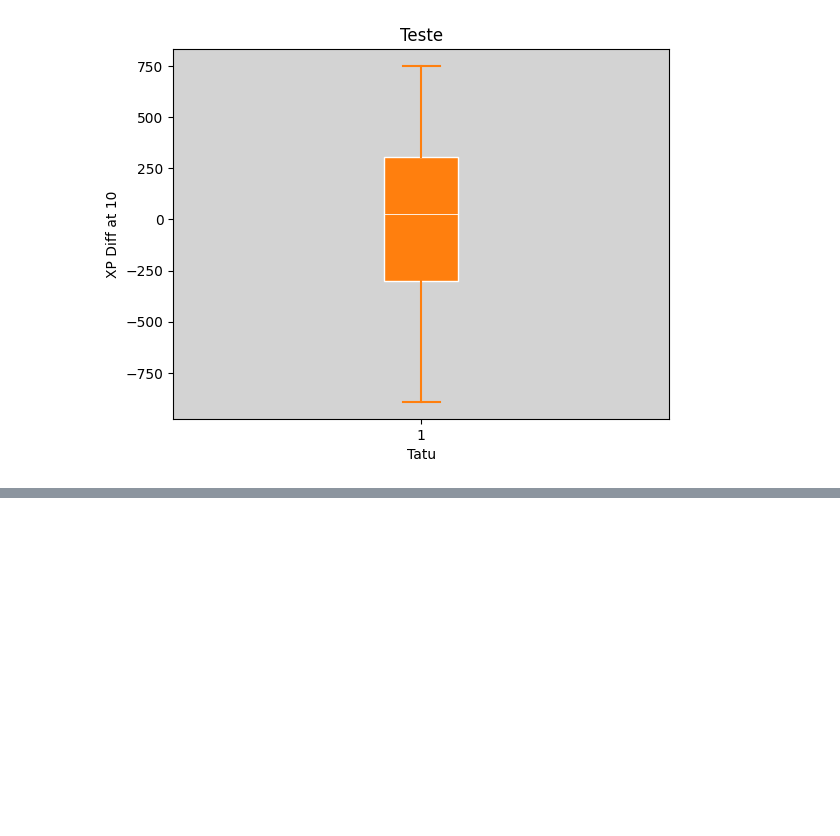
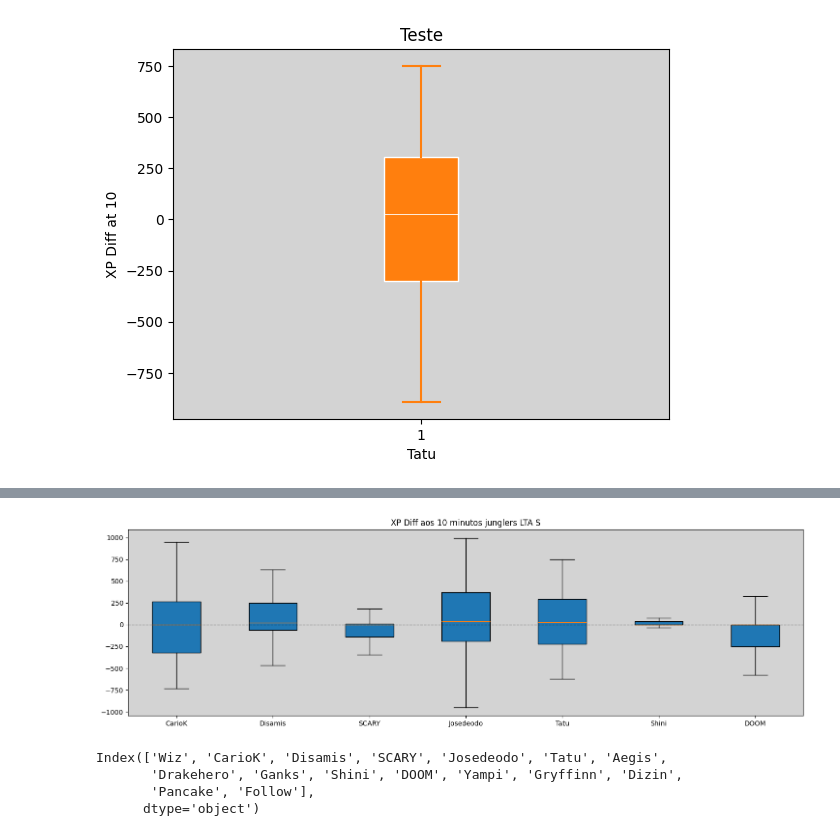
Before and after one commit to yagoandradelima/data-analysis-python, a Jupyter notebook: lol/codes/dataviz.ipynb, the cells around one changed output, grey strips where cells are left out. Drawn from its saved outputs; the diff is of its cells as text; code cells hidden in the pictures; blank space fills up the shorter version.

```diff
--- a/lol/codes/dataviz.ipynb
+++ b/lol/codes/dataviz.ipynb
@@ -34,9 +34,13 @@ ax.set_facecolor("lightgray")
 # %% [output]
 [figure]
 # %%
-fig, ax = plt.subplots()
-
 jng_data = player_full_data[(player_full_data["position"] == "jng") & (player_full_data["league"] == "LTA S")]
 
+playername = []
+xpdata = []
+
 for player in jng_data["playername"].unique():
-    data = jng_data[jng_data["playername"] == player]["xpdiffat10"]
+    data = jng_data[jng_data["playername"] == player]["xpdiffat10"].values
+
+    playername.append(player)
+    xpdata.append(data)
@@ -69,0 +47,29 @@ array(['River', 'CarioK', 'SCARY', 'Inspired', 'Blaber', 'Wiz',
+# %%
+a = pd.DataFrame(xpdata,index=playername)
+# %%
+a = a.T.fillna(0)
+# %%
+fig, ax = plt.subplots(figsize=(18,5))
+
+ax.boxplot(
+    a[["CarioK","Disamis","SCARY","Josedeodo","Tatu","Shini","DOOM"]],
+    showfliers=False,
+    patch_artist=True,
+    showmeans=False,
+    tick_labels=["CarioK","Disamis","SCARY","Josedeodo","Tatu","Shini","DOOM"]
+)
+
+ax.set_facecolor("lightgray")
+
+plt.axhline(y=0, color='black', linestyle='--', linewidth=1, alpha=0.4)
+plt.title("XP Diff aos 10 minutos junglers LTA S")
+plt.show()
+# %% [output]
+[figure, added]
+# %%
+a.columns
+# %% [output]
+Index(['Wiz', 'CarioK', 'Disamis', 'SCARY', 'Josedeodo', 'Tatu', 'Aegis',
+       'Drakehero', 'Ganks', 'Shini', 'DOOM', 'Yampi', 'Gryffinn', 'Dizin',
+       'Pancake', 'Follow'],
+      dtype='object')
```
Also changed, not shown: parts of 3 cells of this notebook.
